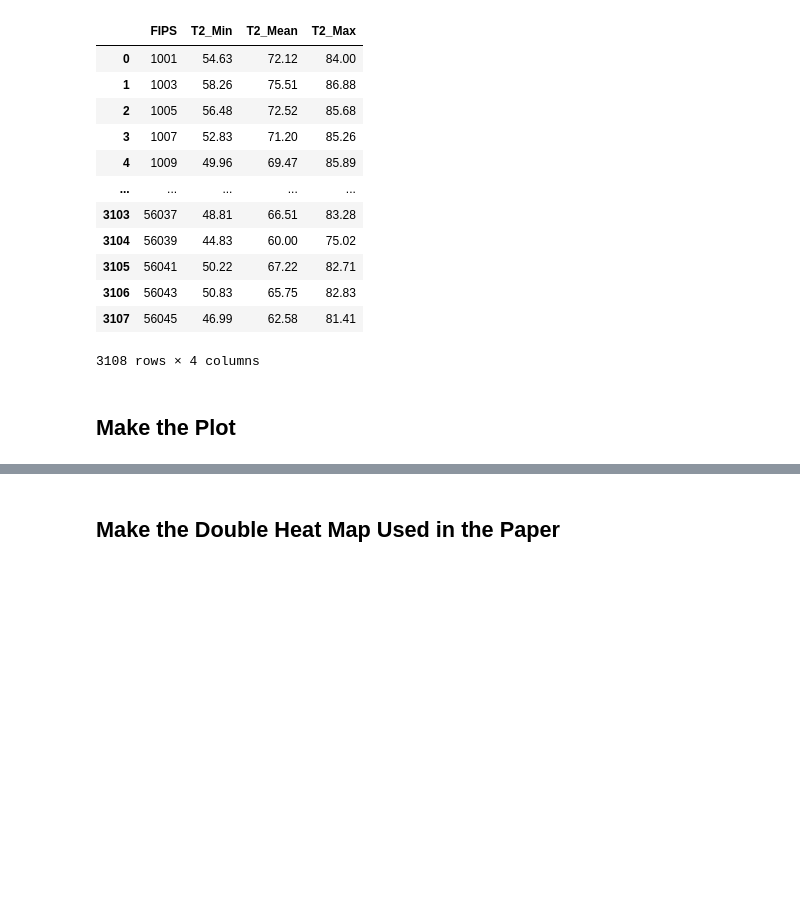
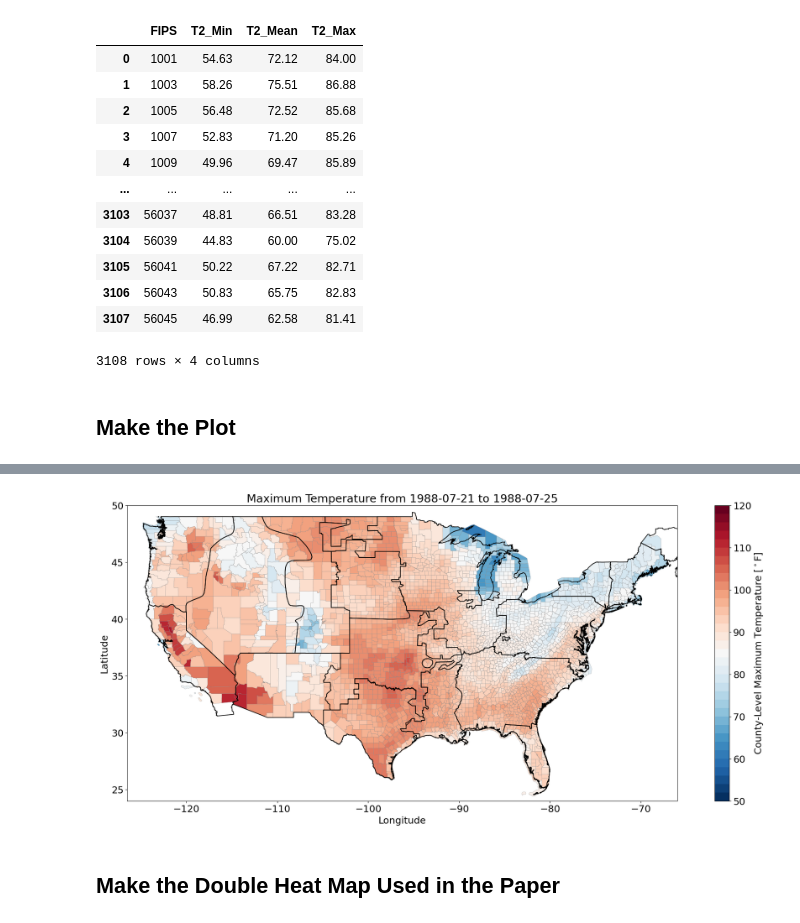
Before and after one commit to cdburley/burleyson-etal_2026_tbd, a Jupyter notebook: notebooks/plot_event_temperature_maps.ipynb, the cells around one changed output, grey strips where cells are left out. Saved outputs shown, nothing was run; the diff lists cells and outputs as text; code cells hidden in the pictures; blank space fills up the shorter version.

```diff
--- a/notebooks/plot_event_temperature_maps.ipynb
+++ b/notebooks/plot_event_temperature_maps.ipynb
@@ -210,13 +207,15 @@ IndentationError: unindent does not match any outer indentation level (<tokenize
 # %%
 # Make the plot
 plot_county_temperature_map(hw_cs = 'HW',
-                            event = 'HW_NERC1_Event37',
+                            event = 'HW_NERC4_Event6',
                             hw_cs_data_dir = hw_cs_data_dir,
                             nerc_shapefile_dir = nerc_shapefile_dir,
                             county_shapefile_dir = county_shapefile_dir,
                             image_output_dir = image_output_dir,
                             image_resolution = 150,
                             save_images = True)
+# %% [output]
+[figure, added]
 # %% [markdown]
 ## Make the Double Heat Map Used in the Paper
 # %%
```
Also changed, not shown: parts of 1 cell of this notebook, 6 other files.
